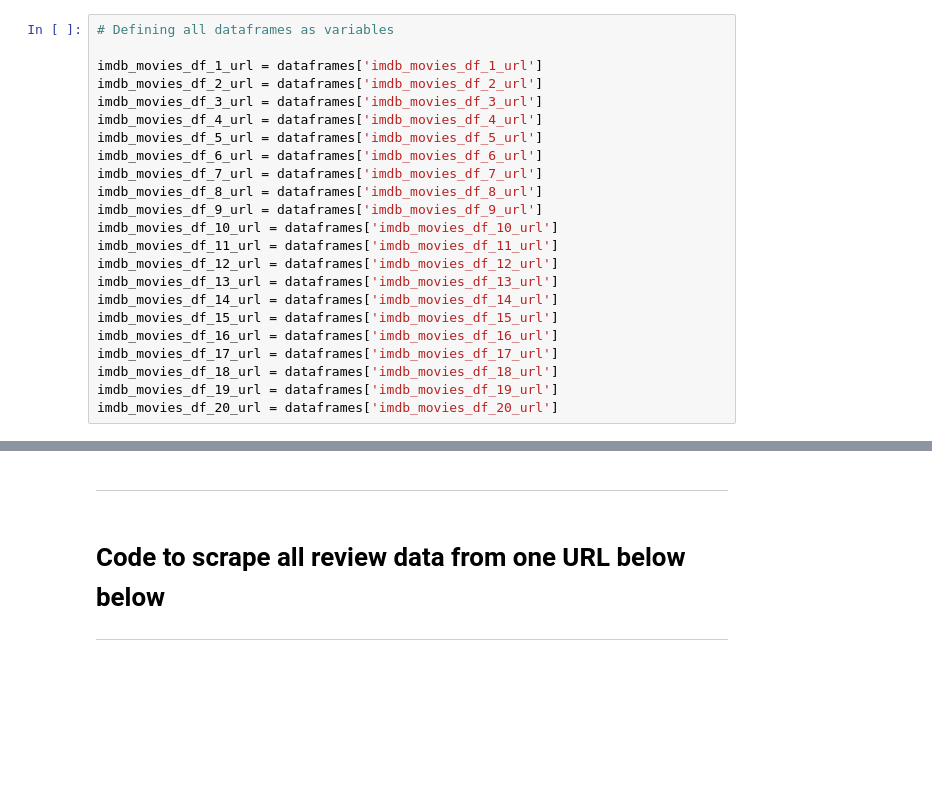
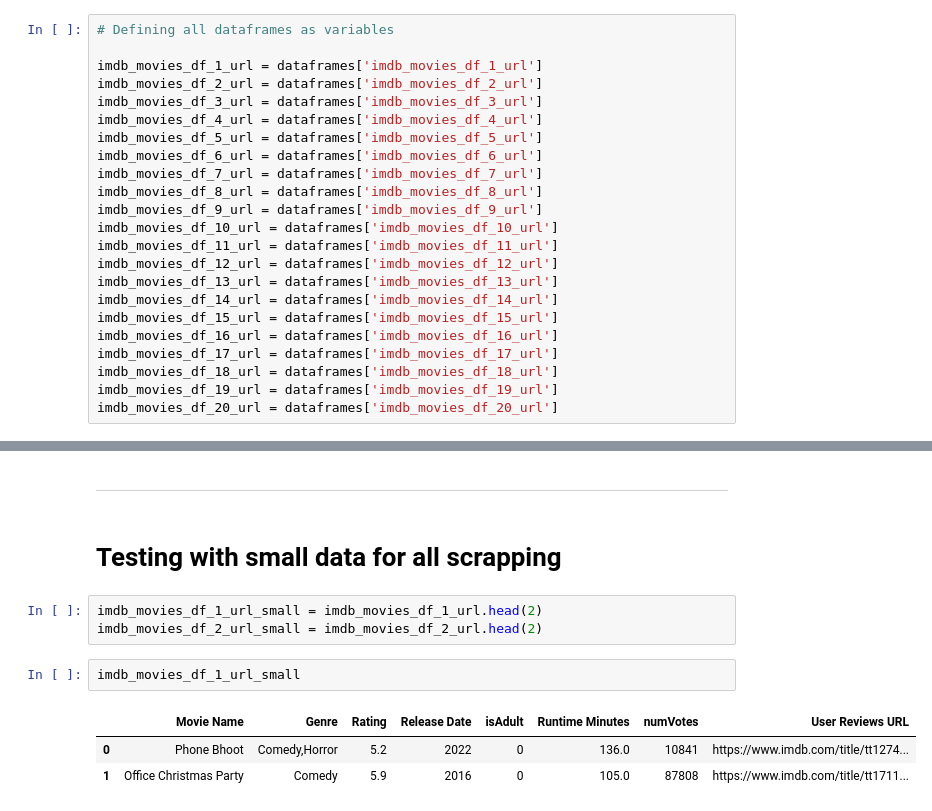
Before and after one commit to shreyashguptas/IMDb_movie_review_sentiment_analysis, a Jupyter notebook: IMDb_webscrapping_script.ipynb, the cells around one changed output, grey strips where cells are left out. Cells and saved outputs as stored; diff of their text form; blank space fills up the shorter version.

```diff
--- a/IMDb_webscrapping_script.ipynb
+++ b/IMDb_webscrapping_script.ipynb
@@ -488,7 +491,15 @@ imdb_movies_df_18_url.head(20)
 | 18 | Official Competition | Comedy,Drama | 7.0 | 2021 | 0 | 115.0 | 14210 | https://www.imdb.com/title/tt1170... |
 | 19 | The Shape of Water | Drama,Fantasy,Romance | 7.3 | 2017 | 0 | 123.0 | 443781 | https://www.imdb.com/title/tt5580... |
 # %% [markdown]
-----
+--------
-# %% [markdown]
-# Code to scrape all review data from one URL below below
---------
+# %% [markdown]
+# Testing with small data for all scrapping
+# %%
+imdb_movies_df_1_url_small = imdb_movies_df_1_url.head(2)
+imdb_movies_df_2_url_small = imdb_movies_df_2_url.head(2)
+# %%
+imdb_movies_df_1_url_small
+# %% [output]
+|  | Movie Name | Genre | Rating | Release Date | isAdult | Runtime Minutes | numVotes | User Reviews URL |
+| 0 | Phone Bhoot | Comedy,Horror | 5.2 | 2022 | 0 | 136.0 | 10841 | https://www.imdb.com/title/tt1274... |
+| 1 | Office Christmas Party | Comedy | 5.9 | 2016 | 0 | 105.0 | 87808 | https://www.imdb.com/title/tt1711... |
```
Also changed, not shown: parts of 6 cells of this notebook, 5 other files.
